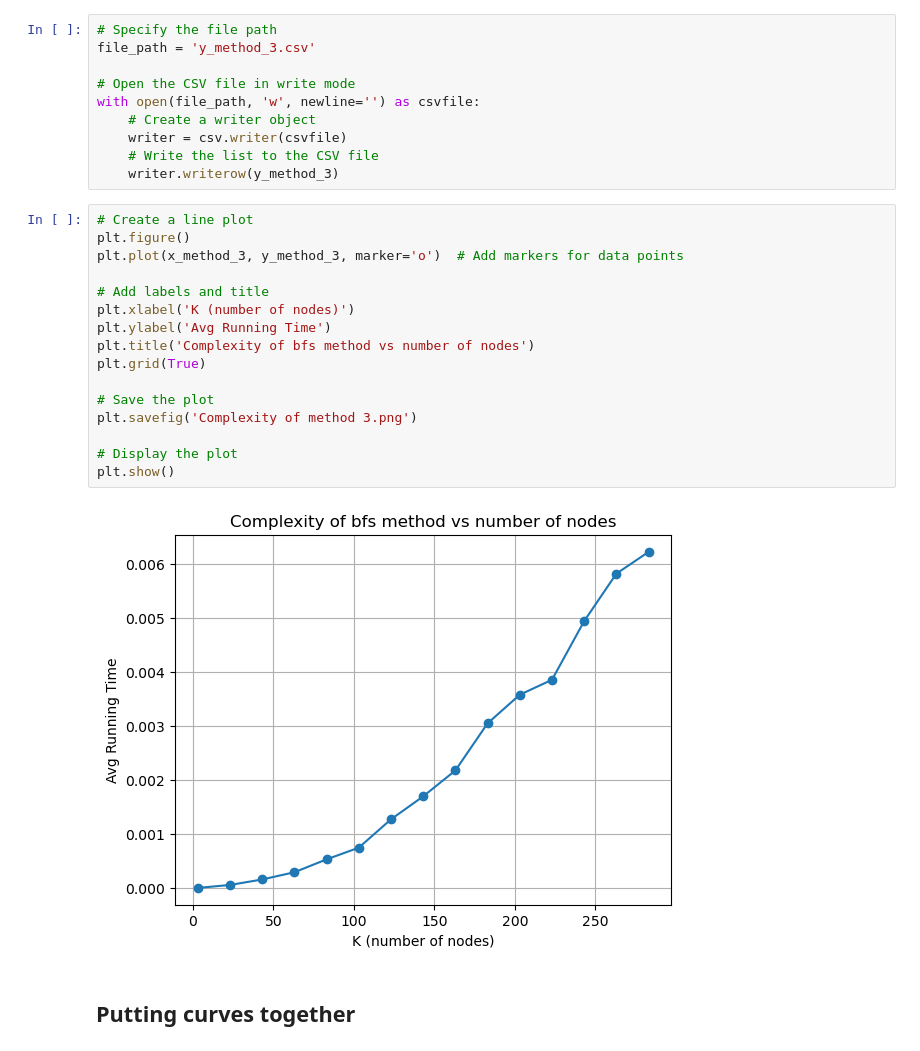
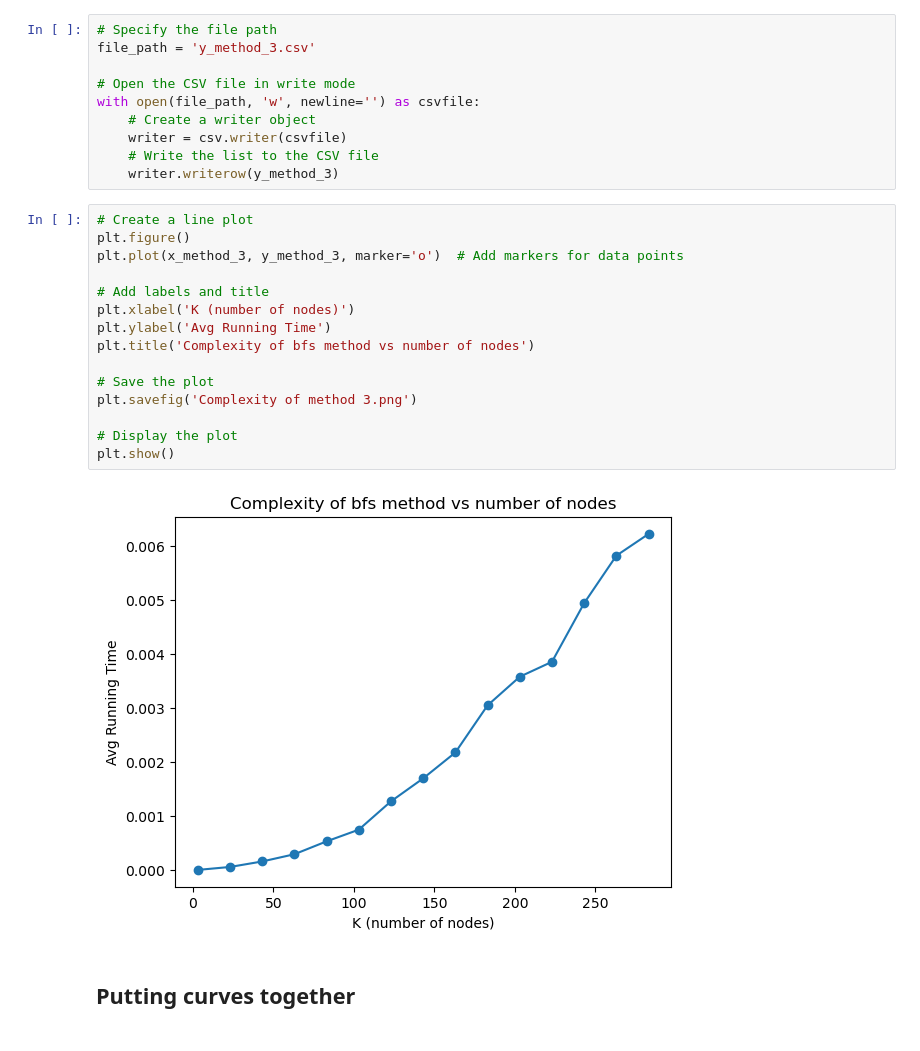
Before and after one commit to LorenzoPannacci/NBD-HW1, a Jupyter notebook: Assignement_1.ipynb, the cells around one changed output. Drawn from its saved outputs; the diff is of its cells as text.

```diff
--- a/Assignement_1.ipynb
+++ b/Assignement_1.ipynb
@@ -458,21 +457,20 @@ with open(file_path, 'w', newline='') as csvfile:
 # %%
 # Create a line plot
 plt.figure()
 plt.plot(x_method_3, y_method_3, marker='o')  # Add markers for data points
 
 # Add labels and title
 plt.xlabel('K (number of nodes)')
 plt.ylabel('Avg Running Time')
 plt.title('Complexity of bfs method vs number of nodes')
-plt.grid(True)
 
 # Save the plot
 plt.savefig('Complexity of method 3.png')
 
 # Display the plot
 plt.show()
 # %% [output]
-[figure, old version]
+[figure, new version]
 # %% [markdown]
 ## Putting curves together
 # %%
```
Also changed, not shown: parts of 15 cells of this notebook.
